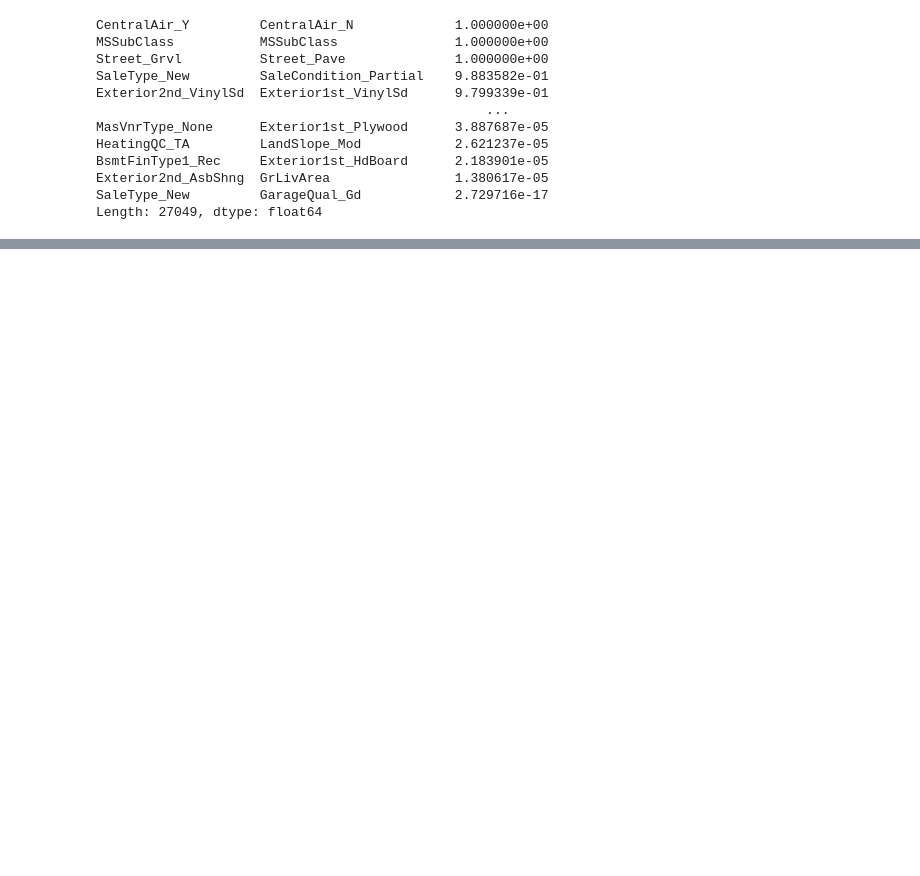
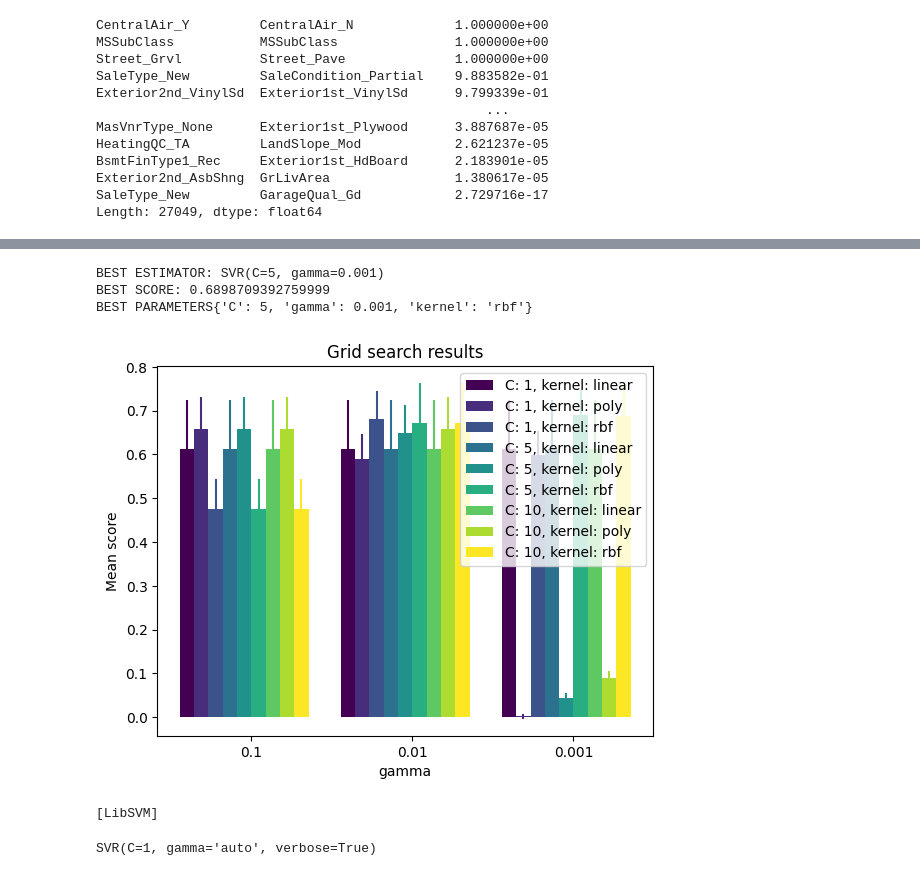
Before and after one commit to MatusKocian00/predict-residence-price, a Jupyter notebook: zadanie-2.ipynb, the cells around one changed output, grey strips where cells are left out. Saved outputs shown, nothing was run; the diff lists cells and outputs as text; code cells hidden in the pictures; blank space fills up the shorter version.

```diff
--- a/zadanie-2.ipynb
+++ b/zadanie-2.ipynb
@@ -53,0 +77,15 @@ fig.write_html("corr_matrix.html")
+# %%
+param_grid = {'max_features': ['sqrt', 'log2',1.0],
+              'ccp_alpha': [0.1, .01, .001],
+              'max_depth' : [5, 6, 7, 8, 9],
+              'criterion' :['squared_error', 'absolute_error'],
+              'min_samples_leaf': [1,2,3,4]
+             }
+# %%
+regressor = DecisionTreeRegressor()
+grid_search = GridSearchCV(estimator=regressor,
+                           param_grid=param_grid,
+                           scoring=["r2","mean_squared_error"],
+                           refit="r2",
+                           cv=5, verbose=4)
+grid_search.fit(X_train, y_train)
@@ -53,0 +152,8 @@ fig.write_html("corr_matrix.html")
+# %%
+param = {'kernel' : ('linear', 'poly', 'rbf'),'C' : [1,5,10],'gamma' : (0.1,0.01,0.001)},
+
+svrGridSearch = GridSearchCV(estimator=SVR(),param_grid=param,
+                             cv=5,
+                             verbose=4,)
+
+svrGridSearch.fit(X_train,y_train)
@@ -53,0 +187,20 @@ fig.write_html("corr_matrix.html")
+# %%
+print("BEST ESTIMATOR: " + str(svrGridSearch.best_estimator_))
+print("BEST SCORE: " + str(svrGridSearch.best_score_))
+print("BEST PARAMETERS" + str(svrGridSearch.best_params_))
+# %% [output]
+BEST ESTIMATOR: SVR(C=5, gamma=0.001)
+BEST SCORE: 0.6898709392759999
+BEST PARAMETERS{'C': 5, 'gamma': 0.001, 'kernel': 'rbf'}
+# %%
+svrGridSearchResults = svrGridSearch.cv_results_
+ax = plot.grid_search(svrGridSearch.cv_results_, change="gamma", kind='bar', sort=False)
+# %% [output]
+[figure, added]
+# %%
+from sklearn_evaluation import plot
+bestSvr = SVR(C=1,gamma='auto',kernel='rbf', verbose=True)
+bestSvr.fit(X_train,y_train)
+# %% [output]
+[LibSVM]
+SVR(C=1, gamma='auto', verbose=True)
```
Also changed, not shown: parts of 15 cells of this notebook, 1 other file.
